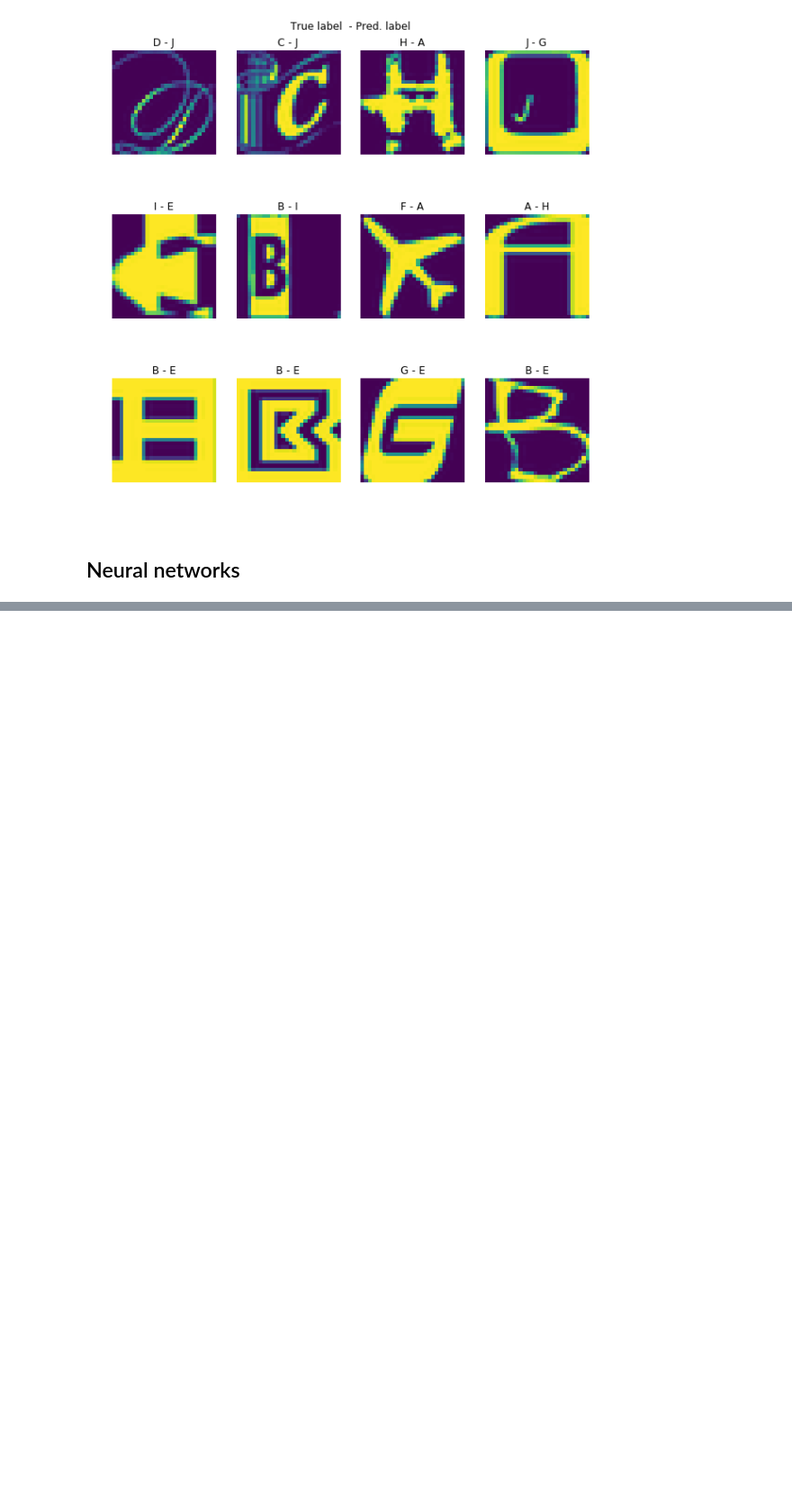
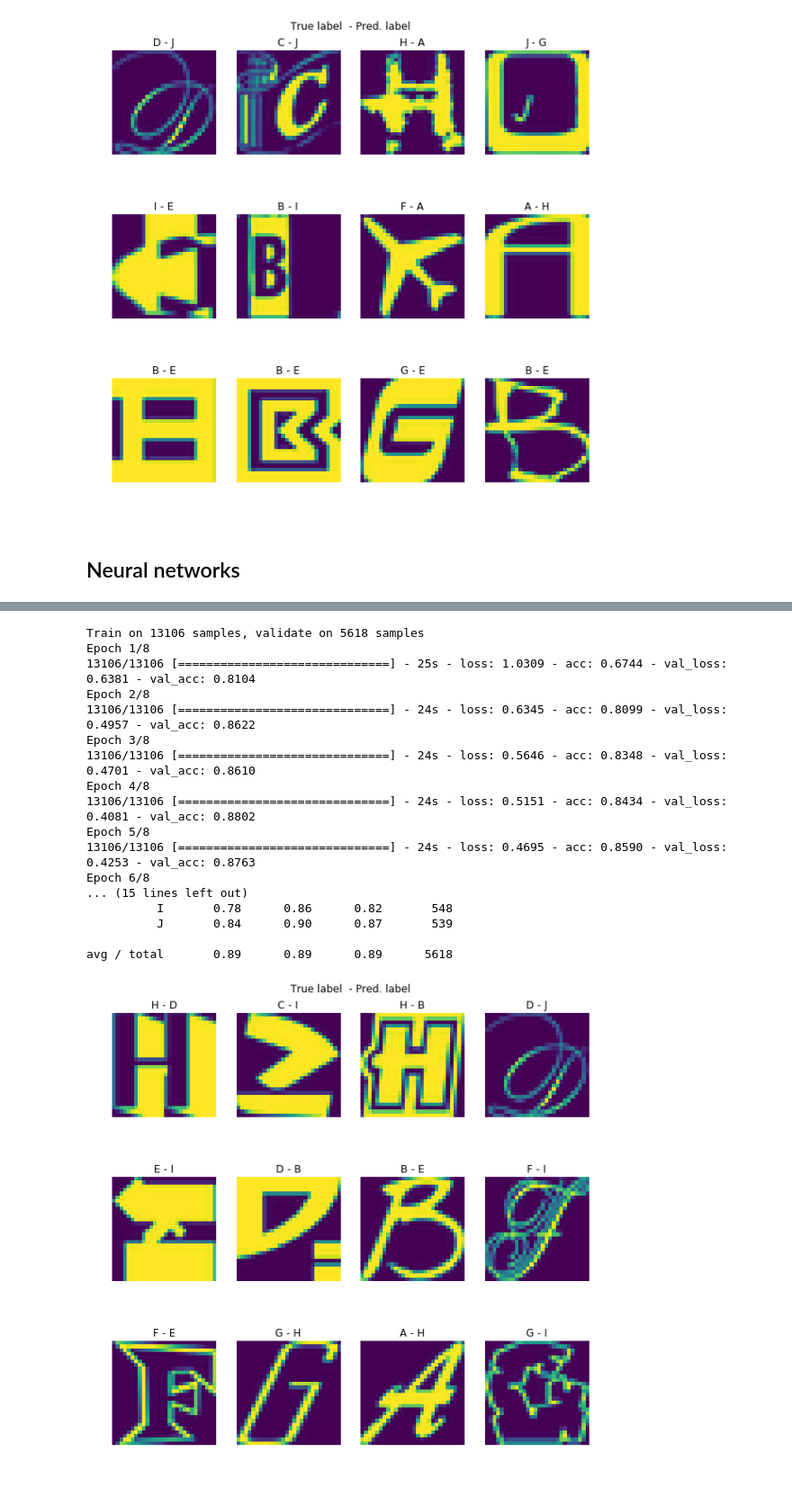
Before and after one commit to mjmora2016/notmnist_python, a Jupyter notebook: NotMNIST.ipynb, the cells around one changed output, grey strips where cells are left out. Shown: that part at 90% size. Cells and saved outputs as stored; diff of their text form; code cells hidden in the pictures; blank space fills up the shorter version.

```diff
--- a/NotMNIST.ipynb
+++ b/NotMNIST.ipynb
@@ -417,0 +452,29 @@ avg / total       0.89      0.89      0.89      1500
+# %%
+model = Sequential()
+
+
+# Convolutions
+model.add(Conv2D(32, kernel_size=[3, 3],
+                 activation='relu',
+                 input_shape=(28, 28, 1)))
+
+model.add(Conv2D(64, kernel_size=[3, 3],
+                 activation='relu'))
+
+# Down-sample
+model.add(MaxPooling2D(pool_size=(2, 2)))
+model.add(Dropout(0.25))
+
+
+# Fully connected network
+model.add(Flatten())
+model.add(Dense(128, activation='relu'))
+model.add(Dropout(0.5))
+model.add(Dense(num_classes, activation='softmax'))
+
+
+model.compile(loss=keras.losses.categorical_crossentropy,
+              optimizer=keras.optimizers.Adadelta(),
+              metrics=['accuracy'])
+
+model.summary()
@@ -417,0 +499,32 @@ avg / total       0.89      0.89      0.89      1500
+# %%
+model.fit(x_train, y_oh_train,
+          batch_size=batch_size,
+          epochs=nb_epoch,
+          verbose=1,
+          validation_data=(x_test, y_oh_test))
+
+
+y_oh_hat = model.predict(x_test)
+y_hat = list(map(lambda x: key_map_inv[x], y_oh_hat.argmax(1)))
+
+print_stats(y_test, y_hat)
+display_misclassified_samples(x_test, y_test, y_hat, 12)
+# %% [output]
+Train on 13106 samples, validate on 5618 samples
+Epoch 1/8
+13106/13106 [==============================] - 25s - loss: 1.0309 - acc: 0.6744 - val_loss: 0.6381 - val_acc: 0.8104
+Epoch 2/8
+13106/13106 [==============================] - 24s - loss: 0.6345 - acc: 0.8099 - val_loss: 0.4957 - val_acc: 0.8622
+Epoch 3/8
+13106/13106 [==============================] - 24s - loss: 0.5646 - acc: 0.8348 - val_loss: 0.4701 - val_acc: 0.8610
+Epoch 4/8
+13106/13106 [==============================] - 24s - loss: 0.5151 - acc: 0.8434 - val_loss: 0.4081 - val_acc: 0.8802
+Epoch 5/8
+13106/13106 [==============================] - 24s - loss: 0.4695 - acc: 0.8590 - val_loss: 0.4253 - val_acc: 0.8763
+Epoch 6/8
+... (15 lines left out)
+          I       0.78      0.86      0.82       548
+          J       0.84      0.90      0.87       539
+
+avg / total       0.89      0.89      0.89      5618
+[figure, added]
```
Also changed, not shown: parts of 16 cells of this notebook.
